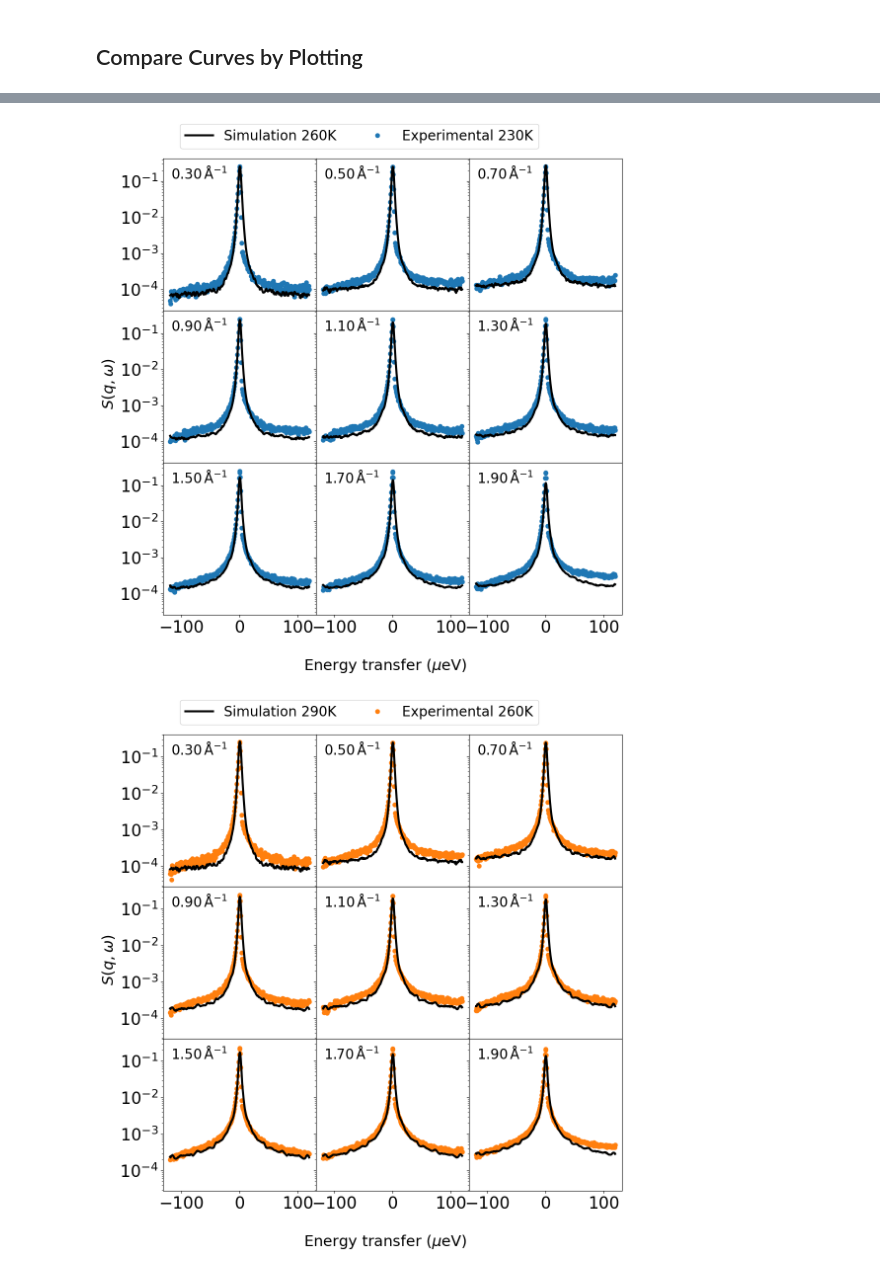
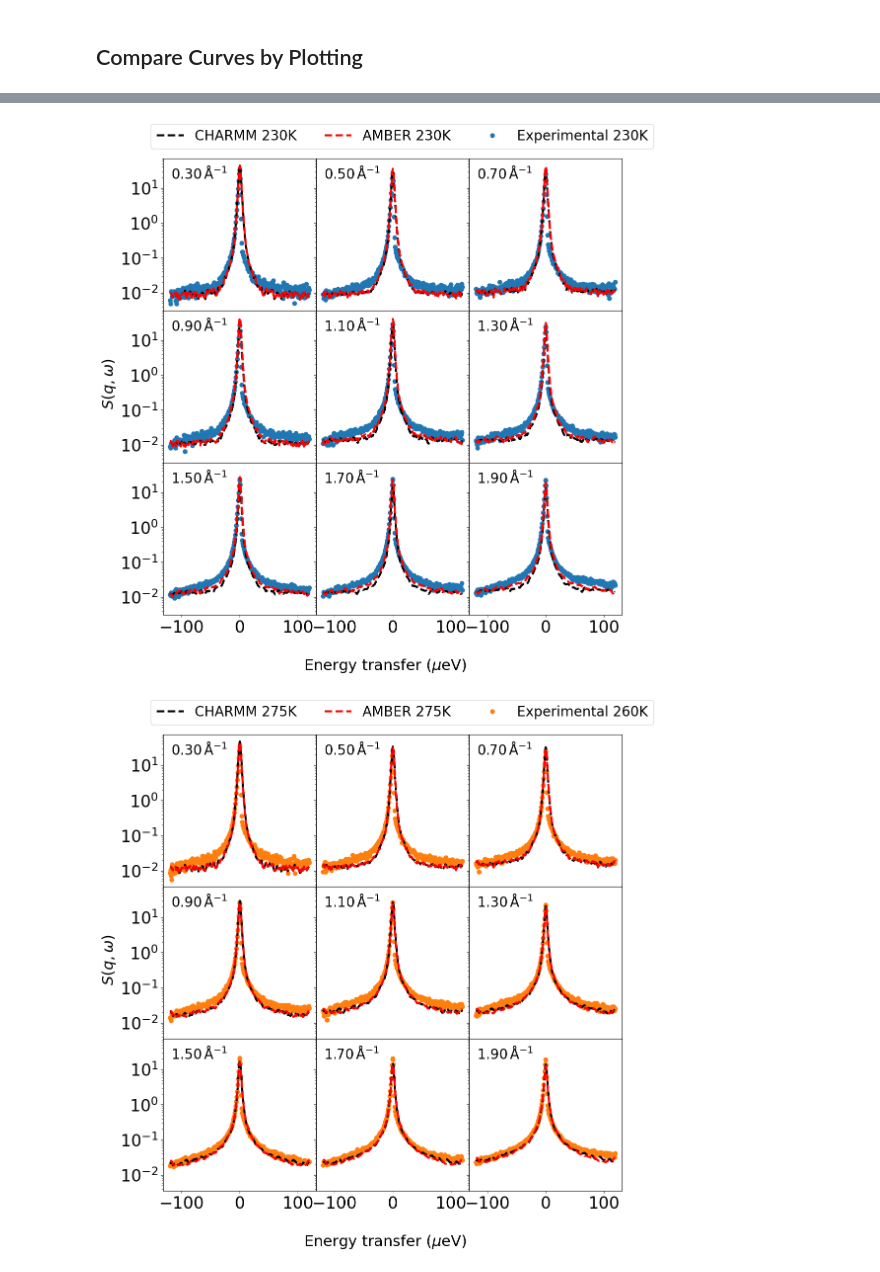
Before and after one commit to huatc/series_alignment, a Jupyter notebook: Notebooks/Create distance QENS.ipynb, the cells around one changed output, grey strips where cells are left out. Cells and saved outputs as stored; diff of their text form; code cells hidden in the pictures.

```diff
--- a/Notebooks/Create distance QENS.ipynb
+++ b/Notebooks/Create distance QENS.ipynb
@@ -217,6 +259,6 @@ plt.show()
 # %%
-score_matrix = series_alignment.create_distance_matrix(data_exp_all, data_sim_all, 'log_mse')
+score_matrix_charm = series_alignment.create_distance_matrix(data_exp_all, data_sim_all_charm, 'log_mse')
 # %%
-idx_cols_min, total_dist_min = series_alignment.align_monotone_min(score_matrix)
-idx_cols_lin, total_dist_lin = series_alignment.align_monotone_linear(score_matrix)
+idx_cols_min_charm, total_dist_min_charm = series_alignment.align_monotone_min(score_matrix_charm)
+idx_cols_lin_charm, total_dist_lin_charm = series_alignment.align_monotone_linear(score_matrix_charm)
 # %%
@@ -229,0 +272,5 @@ total_dist_lin
+# %%
+score_matrix_amber = series_alignment.create_distance_matrix(data_exp_all, data_sim_all_amber, 'log_mse')
+# %%
+idx_cols_min_amber, total_dist_min_amber = series_alignment.align_monotone_min(score_matrix_amber)
+idx_cols_lin_amber, total_dist_lin_amber = series_alignment.align_monotone_linear(score_matrix_amber)
@@ -240,6 +291,6 @@ idx_cols
 # %%
 plt.rcParams.update({'font.size': 24})
-for j in range(len(idx_cols)):
+for j in range(len(idx_cols_min_charm)):
     nrows, ncols = 3, 3
     fig, axes = plt.subplots(
         nrows,
@@ -249,7 +300,7 @@ for j in range(len(idx_cols)):
         sharey=True
     )
     axes = axes.flatten()
-    data_sim = data_sim_all[idx_cols[j]]
+    data_sim = data_sim_all_charm[idx_cols_min_charm[j]]
     for i, ax in enumerate(axes):
         q = data_sim[:,0]
 
@@ -261,7 +312,7 @@ for j in range(len(idx_cols)):
         )
 
         exp_energy = data[:, 0]
-        exp_scattering = data[:, i+1] / -area
+        exp_scattering = data[:, i+1] #/ -area
 
         ax.errorbar(
             exp_energy,
@@ -282,7 +333,7 @@ for j in range(len(idx_cols)):
         )
 
         sim_energy = data_sim[:,0]
-        sim_scattering = data_sim[:,i+1] / -area
+        sim_scattering = data_sim[:,i+1] #/ -area
 
         sim_energy_trunc, sim_scattering_trunc = QENS.truncate_simulated_to_experimental(
             exp_energy,
@@ -303,37 +354,86 @@ for j in range(len(idx_cols)):
             exp_energy,
             sim_scattering_interp,
             linewidth=3,
-            label='Simulation ' + str(sim_temps[idx_cols[j]]) + 'K',
+            label='CHARMM ' + str(sim_temps[idx_cols_min_charm[j]]) + 'K',
             color='k',
             zorder=3,
+            linestyle='--'
         )
 
         ax.set_yscale('log')
         #ax.set_xlim(-100, 100)
         q = data_100['q (1/Angstrom) values']
         ax.text(
         0.05, 0.95,
         rf'${q[i][0]:.2f}\,\mathrm{{\AA^{{-1}}}}$',
         transform=ax.transAxes,
         fontsize=20,
         va='top',
         ha='left'
         )
 
+    data_sim = data_sim_all_amber[idx_cols_min_amber[j]]
+    for i, ax in enumerate(axes):
+        q = data_sim[:,0]
+
+        # ----- Experimental -----
+        data = data_exp_all[j]
+        area = np.trapezoid(
+        data[:, 0],
+        data[:, i+1]
+        )
+
+        exp_energy = data[:, 0]
+        exp_scattering = data[:, i+1] #/ -area
+
+        # ----- Simulated -----
+        area = np.trapezoid(
+            data_sim[:,0],
+            data_sim[:,i+1]
+        )
+
+        sim_energy = data_sim[:,0]
+        sim_scattering = data_sim[:,i+1] #/ -area
+
+        sim_energy_trunc, sim_scattering_trunc = QENS.truncate_simulated_to_experimental(
+            exp_energy,
+            sim_energy,
+            sim_scattering
+        )
+
+        sim_scattering_interp = QENS.interpolate_simulated_to_experimental(
+            exp_energy,
+            sim_energy_trunc,
+            sim_scattering_trunc
+        )
+
+        normalization_const = np.mean(exp_scattering[0:20]) / np.mean(sim_scattering_interp[0:20])
+        sim_scattering_interp *= normalization_const
+
+        ax.plot(
+            exp_energy,
+            sim_scattering_interp,
+            linewidth=3,
+            label='AMBER ' + str(sim_temps[idx_cols_min_amber[j]]) + 'K',
+            color='red',
+            zorder=3,
+            linestyle='--'
+        )
+
 
     #ax.set_axis('off')
     #plt.yticks([])
     # ----- Global labels -----
     fig.supxlabel(r'Energy transfer ($\mu$eV)', fontsize=22)
     fig.supylabel(r'$S(q,$$\omega$$)$', fontsize=22)
 
     # ----- Remove gaps & borders -----
     plt.subplots_adjust(wspace=0, hspace=0)
 
     # ----- Single legend -----
-    plt.legend(loc='lower right', bbox_to_anchor=(0.5, 3.02), ncol=3, fontsize=20)
-    #plt.savefig('../Figures/QENS_Comparison__fig' + str(j) + '.png', dpi=600, bbox_inches="tight")
+    plt.legend(loc='lower right', bbox_to_anchor=(1.25, 3.02), ncol=3, fontsize=20)
+    plt.savefig('../Figures/QENS_Comparison__fig' + str(j) + '.png', dpi=600, bbox_inches="tight")
     plt.show()
 # %% [output]
-[figure, old version]
+[figure, new version]
-[figure, old version]
+[figure, new version]
```
Also changed, not shown: parts of 18 cells of this notebook, 17 other files.
